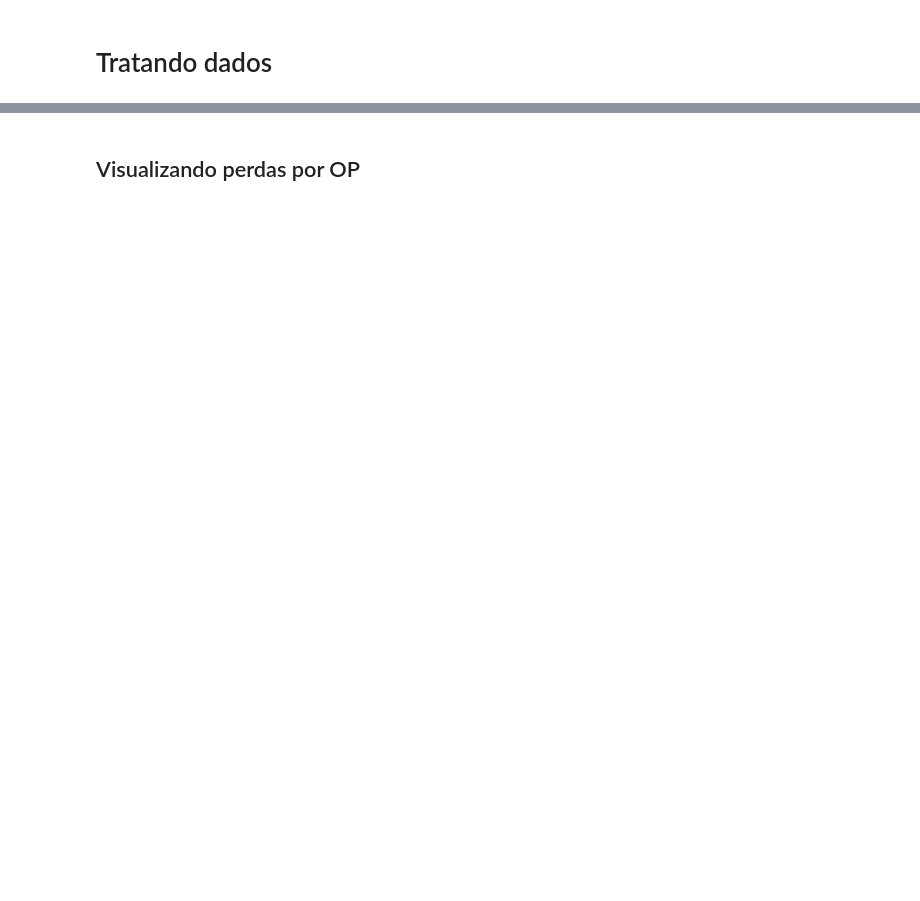
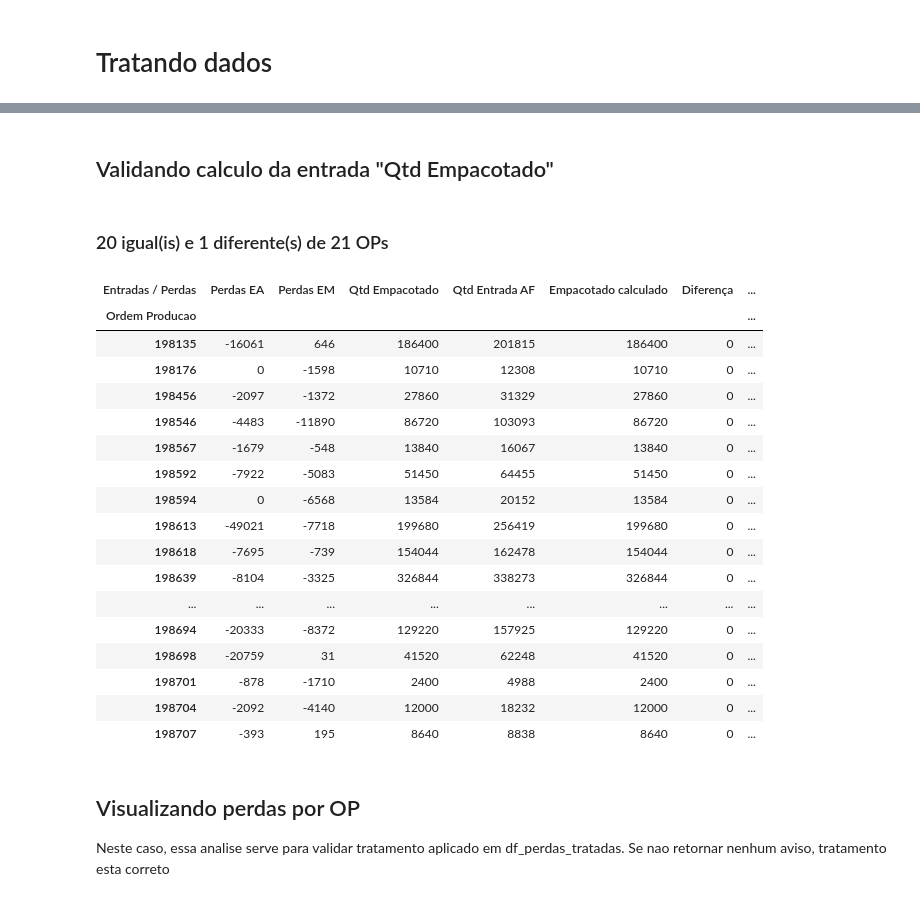
Before and after one commit to lucasz-g/aut-producao-wheaton, a Jupyter notebook: analytics/notebooks/005_entry_zones.ipynb, the cells around one changed output, grey strips where cells are left out. Saved outputs shown, nothing was run; the diff lists cells and outputs as text; code cells hidden in the pictures; blank space fills up the shorter version.

```diff
--- a/analytics/notebooks/005_entry_zones.ipynb
+++ b/analytics/notebooks/005_entry_zones.ipynb
@@ -156,3 +346,57 @@ display(df)
+# %% [markdown]
+## Validando calculo da entrada "Qtd Empacotado"
+# %%
+# essa analise consiste em validar se a Qtd Empacotado realmente esta correta
+# Qtd Empacotado = Qtd Entrada AF + (Perdas EA + Perdas EM)
+
+# uma linha por OP com as zonas que entram nesse calculo
+empacotado = df_perdas_tratadas[
+    df_perdas_tratadas['Entradas / Perdas'].isin([
+        'Qtd Entrada AF',
+        'Perdas EA',
+        'Perdas EM',
+        'Qtd Empacotado',
+    ])
+].pivot_table(
+    index='Ordem Producao', columns='Entradas / Perdas', values='Qtd Frascos', aggfunc='sum'
+)
+
+# refazendo a conta para comparar com o valor que veio na base
+empacotado['Empacotado calculado'] = (
+    empacotado['Qtd Entrada AF'] + empacotado['Perdas EA'] + empacotado['Perdas EM']
+)
+empacotado['Diferença'] = empacotado['Qtd Empacotado'] - empacotado['Empacotado calculado']
+
+empacotado['Situação'] = 'DIFERENTE'
+empacotado.loc[empacotado['Diferença'] == 0, 'Situação'] = 'IGUAL'
+
+qtd_iguais = int((empacotado['Situação'] == 'IGUAL').sum())
+qtd_diferentes = int((empacotado['Situação'] == 'DIFERENTE').sum())
+
+display(Markdown(f'### {qtd_iguais} igual(is) e {qtd_diferentes} diferente(s) de {len(empacotado)} OPs'))
+display(empacotado)
+# %% [output]
+### 20 igual(is) e 1 diferente(s) de 21 OPs
+| Entradas / Perdas | Perdas EA | Perdas EM | Qtd Empacotado | Qtd Entrada AF | Empacotado calculado | Diferença | ... |
+| Ordem Producao |  |  |  |  |  |  | ... |
+| 198135 | -16061 | 646 | 186400 | 201815 | 186400 | 0 | ... |
+| 198176 | 0 | -1598 | 10710 | 12308 | 10710 | 0 | ... |
+| 198456 | -2097 | -1372 | 27860 | 31329 | 27860 | 0 | ... |
+| 198546 | -4483 | -11890 | 86720 | 103093 | 86720 | 0 | ... |
+| 198567 | -1679 | -548 | 13840 | 16067 | 13840 | 0 | ... |
+| 198592 | -7922 | -5083 | 51450 | 64455 | 51450 | 0 | ... |
+| 198594 | 0 | -6568 | 13584 | 20152 | 13584 | 0 | ... |
+| 198613 | -49021 | -7718 | 199680 | 256419 | 199680 | 0 | ... |
+| 198618 | -7695 | -739 | 154044 | 162478 | 154044 | 0 | ... |
+| 198639 | -8104 | -3325 | 326844 | 338273 | 326844 | 0 | ... |
+| ... | ... | ... | ... | ... | ... | ... | ... |
+| 198694 | -20333 | -8372 | 129220 | 157925 | 129220 | 0 | ... |
+| 198698 | -20759 | 31 | 41520 | 62248 | 41520 | 0 | ... |
+| 198701 | -878 | -1710 | 2400 | 4988 | 2400 | 0 | ... |
+| 198704 | -2092 | -4140 | 12000 | 18232 | 12000 | 0 | ... |
+| 198707 | -393 | 195 | 8640 | 8838 | 8640 | 0 | ... |
 # %% [markdown]
 ## Visualizando perdas por OP
+
+Neste caso, essa analise serve para validar tratamento aplicado em df_perdas_tratadas. Se nao retornar nenhum aviso, tratamento esta correto
 # %%
```
Also changed, not shown: parts of 35 cells of this notebook, 3 other files.
